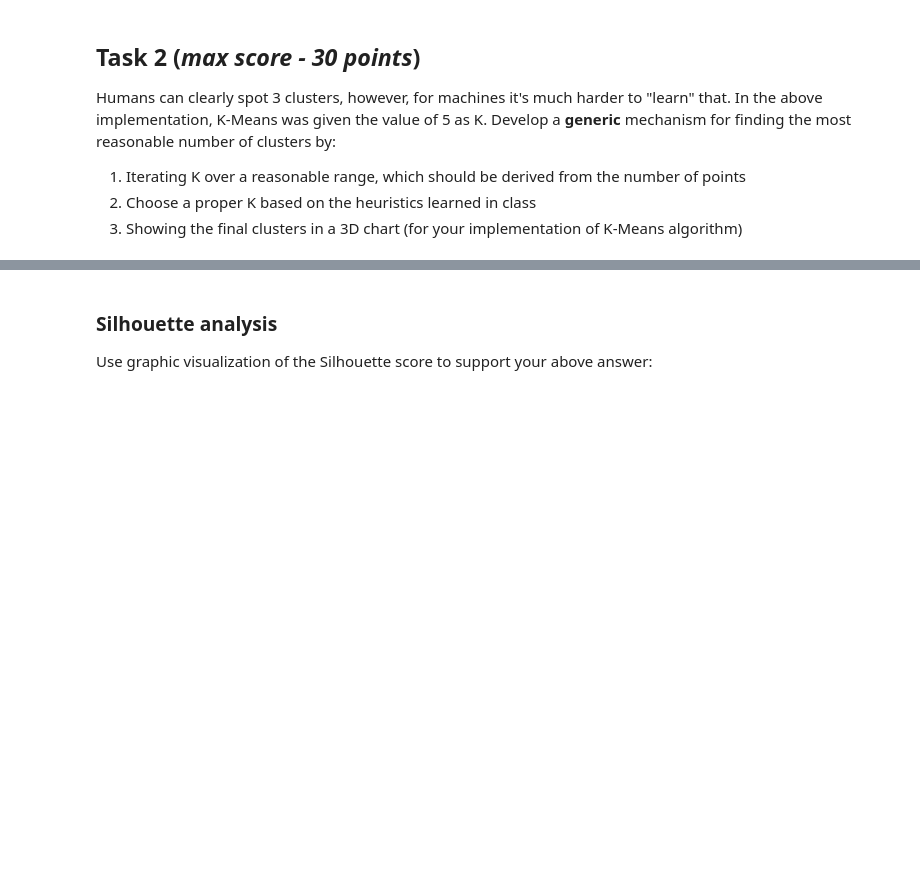
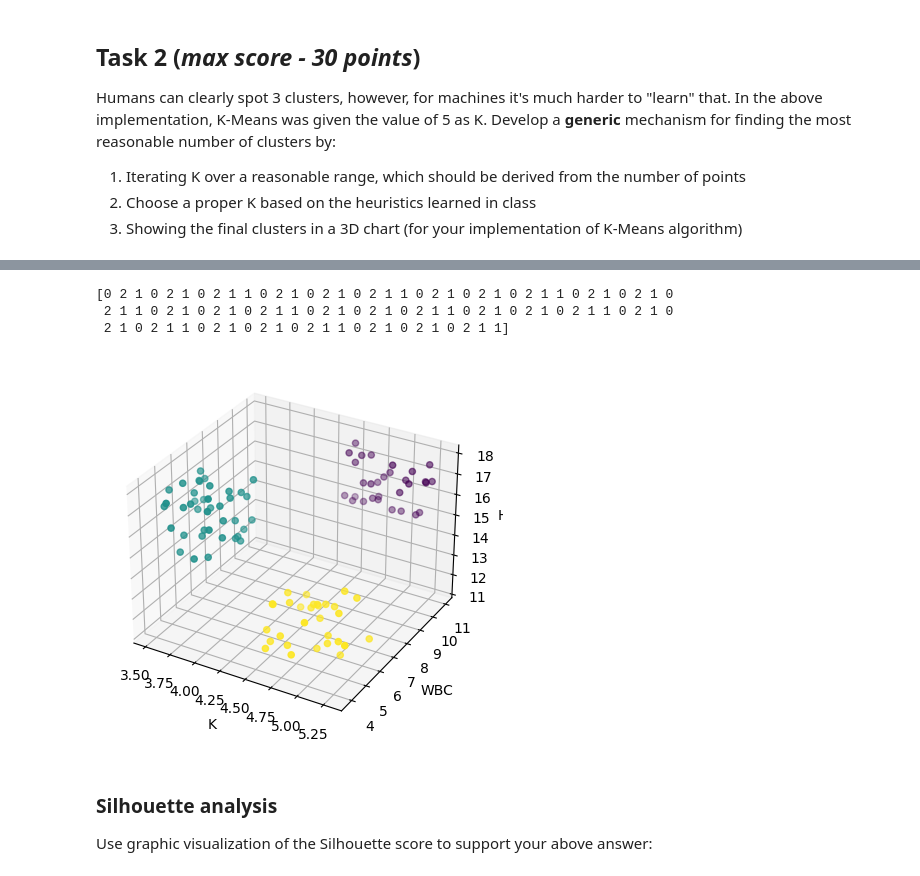
Before and after one commit to anidima/ydata_ml_ul, a Jupyter notebook: HW1_Clustering.ipynb, the cells around one changed output, grey strips where cells are left out. Drawn from its saved outputs; the diff is of its cells as text; code cells hidden in the pictures; blank space fills up the shorter version.

```diff
--- a/HW1_Clustering.ipynb
+++ b/HW1_Clustering.ipynb
@@ -230,3 +269,15 @@ Develop a **generic** mechanism for finding the most reasonable number of cluste
+# %%
+km_lloyd_k = k_means(3)
+km_lloyd_k.fit(EMR3d1)
+y_pred_KMeans3 = km_lloyd_k.predict(EMR3d1)
+
+print(y_pred_KMeans3)
+make_chart(EMR3d1, y_pred_KMeans3, variables1)
+# %% [output]
+[0 2 1 0 2 1 0 2 1 1 0 2 1 0 2 1 0 2 1 1 0 2 1 0 2 1 0 2 1 1 0 2 1 0 2 1 0
+ 2 1 1 0 2 1 0 2 1 0 2 1 1 0 2 1 0 2 1 0 2 1 1 0 2 1 0 2 1 0 2 1 1 0 2 1 0
+ 2 1 0 2 1 1 0 2 1 0 2 1 0 2 1 1 0 2 1 0 2 1 0 2 1 1]
+[figure, added]
 # %% [markdown]
 ### Silhouette analysis
 
```
Also changed, not shown: parts of 6 cells of this notebook.
